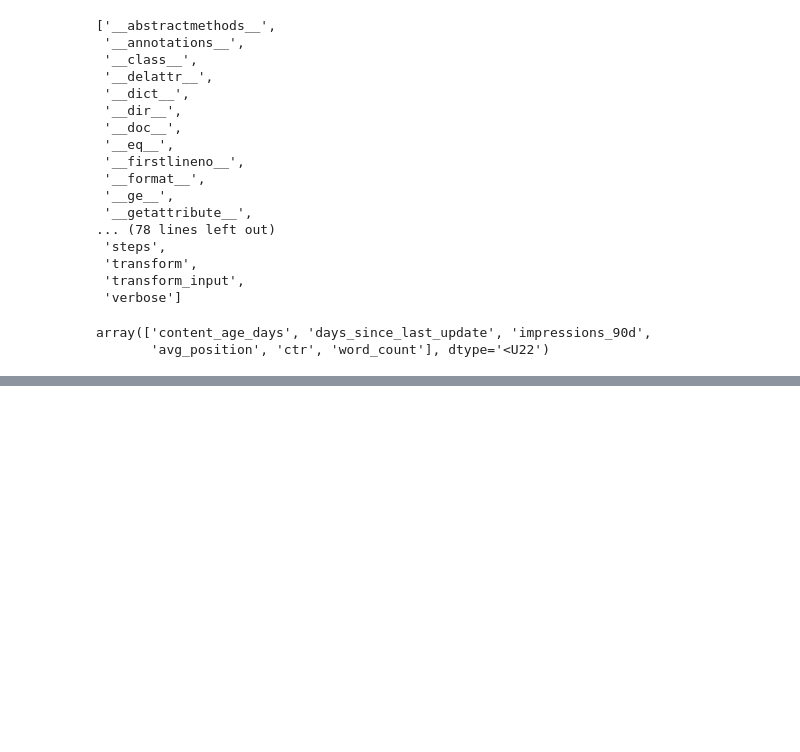
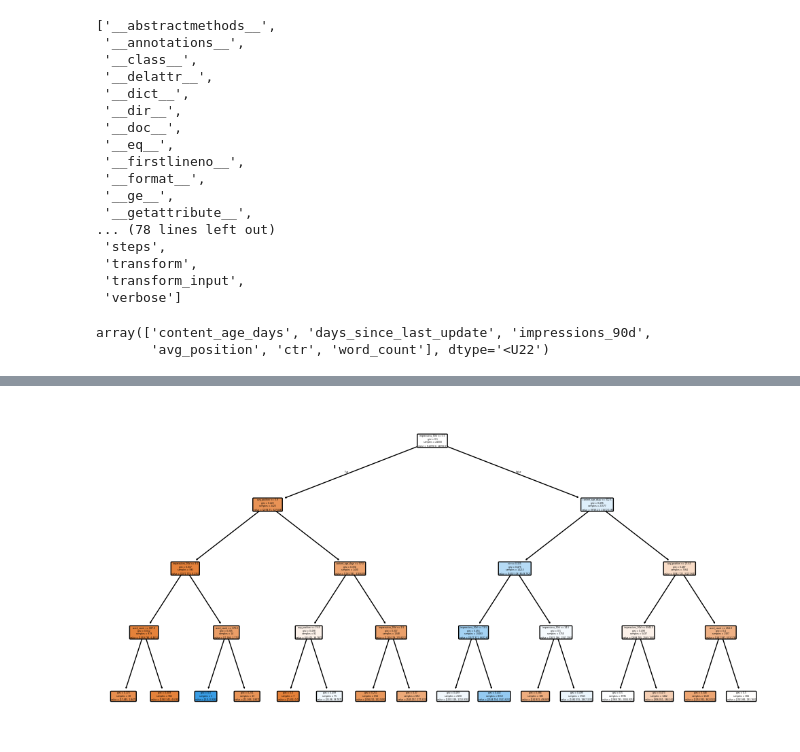
Before and after one commit to JackTheProgrammer/flyrank-ml-internship-track, a Jupyter notebook: notebooks/02_your_first_readable_model.ipynb, the cells around one changed output, grey strips where cells are left out. Cells and saved outputs as stored; diff of their text form; code cells hidden in the pictures; blank space fills up the shorter version.

```diff
--- a/notebooks/02_your_first_readable_model.ipynb
+++ b/notebooks/02_your_first_readable_model.ipynb
@@ -530,0 +606,8 @@ You now have the two core reflexes of applied ML: **discover before you model**,
+# %%
+max_depth_4_tree = DecisionTreeClassifier(
+    max_depth=4,
+    class_weight="balanced",
+    random_state=42
+)
+max_depth_4_tree.fit(X_train, y_train)
+print(export_text(max_depth_4_tree, feature_names=features))
@@ -530,0 +632,7 @@ You now have the two core reflexes of applied ML: **discover before you model**,
+# %%
+plt.figure(figsize=(10,5))
+plot_tree(max_depth_4_tree, feature_names=features, filled=True, rounded=True)
+plt.tight_layout()
+plt.show()
+# %% [output]
+[figure, added]
```
Also changed, not shown: parts of 32 cells of this notebook.
